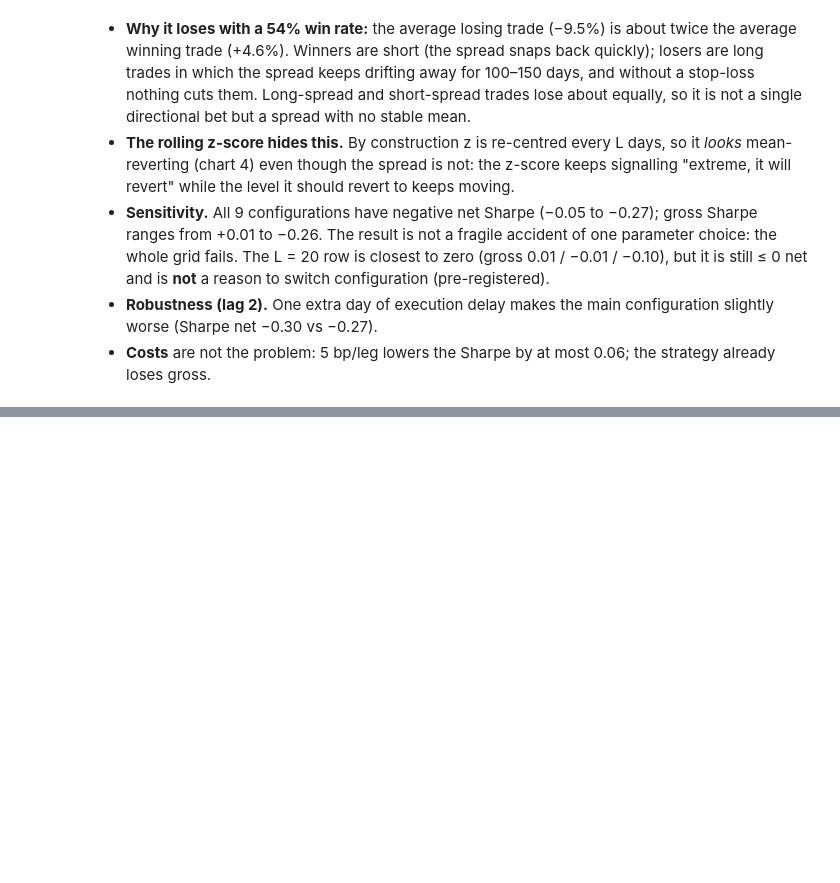
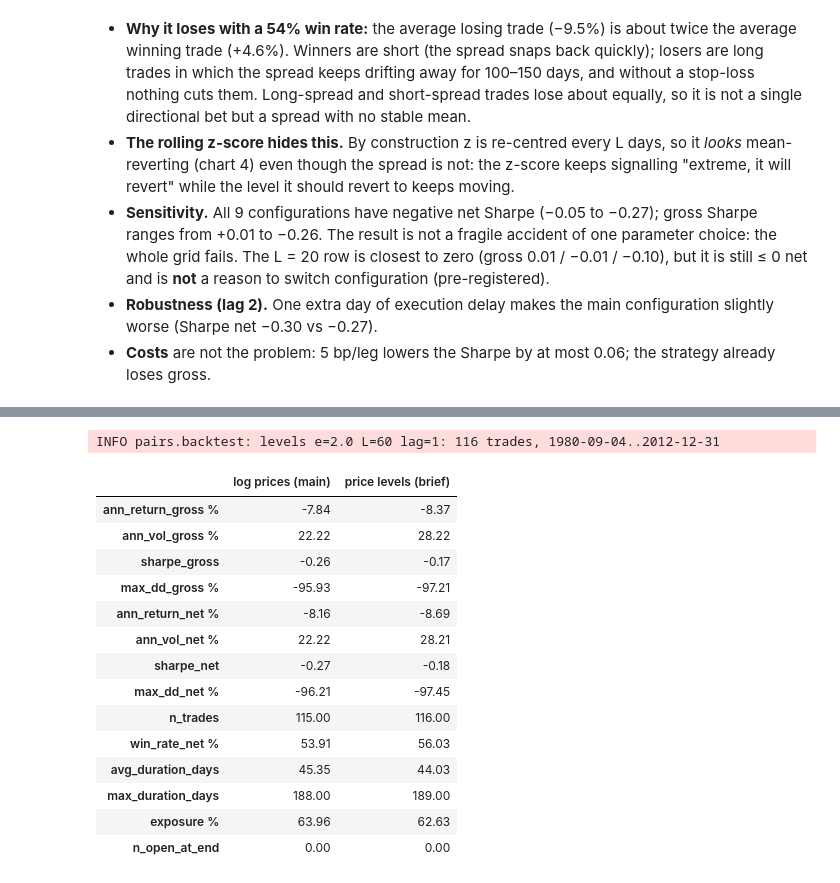
Before and after one commit to clotilderaffii/takehome_pairs-trading, a Jupyter notebook: notebooks/02_signal.ipynb, the cells around one changed output, grey strips where cells are left out. Drawn from its saved outputs; the diff is of its cells as text; code cells hidden in the pictures; blank space fills up the shorter version.

```diff
--- a/notebooks/02_signal.ipynb
+++ b/notebooks/02_signal.ipynb
@@ -374,0 +456,46 @@ display(pd.concat({"worst 5": worst, "best 5": best}).round(3))
+# %%
+run_lv = run_strategy(
+    prices,
+    fit_lv.beta,
+    entry=MAIN_ENTRY,
+    lookback=MAIN_LOOKBACK,
+    end=SPLIT_DATE,
+    trade_from=trade_from,
+    lag=1,
+    cost_bps=COST_BPS,
+    use_logs=False,
+)
+assert run_lv.daily.index[0] == pd.Timestamp(trade_from)
+assert run_lv.daily.index.equals(runs[(MAIN_ENTRY, MAIN_LOOKBACK, 1)].daily.index)
+
+main_run = runs[(MAIN_ENTRY, MAIN_LOOKBACK, 1)]
+compare = pd.DataFrame(
+    {
+        "log prices (main)": performance_summary(main_run.daily, main_run.trades),
+        "price levels (brief)": performance_summary(run_lv.daily, run_lv.trades),
+    }
+)
+pct_rows = [r for r in compare.index if r.startswith(("ann_return", "ann_vol", "max_dd"))] + [
+    "win_rate_net",
+    "exposure",
+]
+compare.loc[pct_rows] = compare.loc[pct_rows] * 100
+compare = compare.rename(index={r: f"{r} %" for r in pct_rows})
+compare.round(2)
+# %% [output]
+INFO pairs.backtest: levels e=2.0 L=60 lag=1: 116 trades, 1980-09-04..2012-12-31
+|  | log prices (main) | price levels (brief) |
+| ann_return_gross % | -7.84 | -8.37 |
+| ann_vol_gross % | 22.22 | 28.22 |
+| sharpe_gross | -0.26 | -0.17 |
+| max_dd_gross % | -95.93 | -97.21 |
+| ann_return_net % | -8.16 | -8.69 |
+| ann_vol_net % | 22.22 | 28.21 |
+| sharpe_net | -0.27 | -0.18 |
+| max_dd_net % | -96.21 | -97.45 |
+| n_trades | 115.00 | 116.00 |
+| win_rate_net % | 53.91 | 56.03 |
+| avg_duration_days | 45.35 | 44.03 |
+| max_duration_days | 188.00 | 189.00 |
+| exposure % | 63.96 | 62.63 |
+| n_open_at_end | 0.00 | 0.00 |
```
Also changed, not shown: parts of 11 cells of this notebook, 12 other files.
